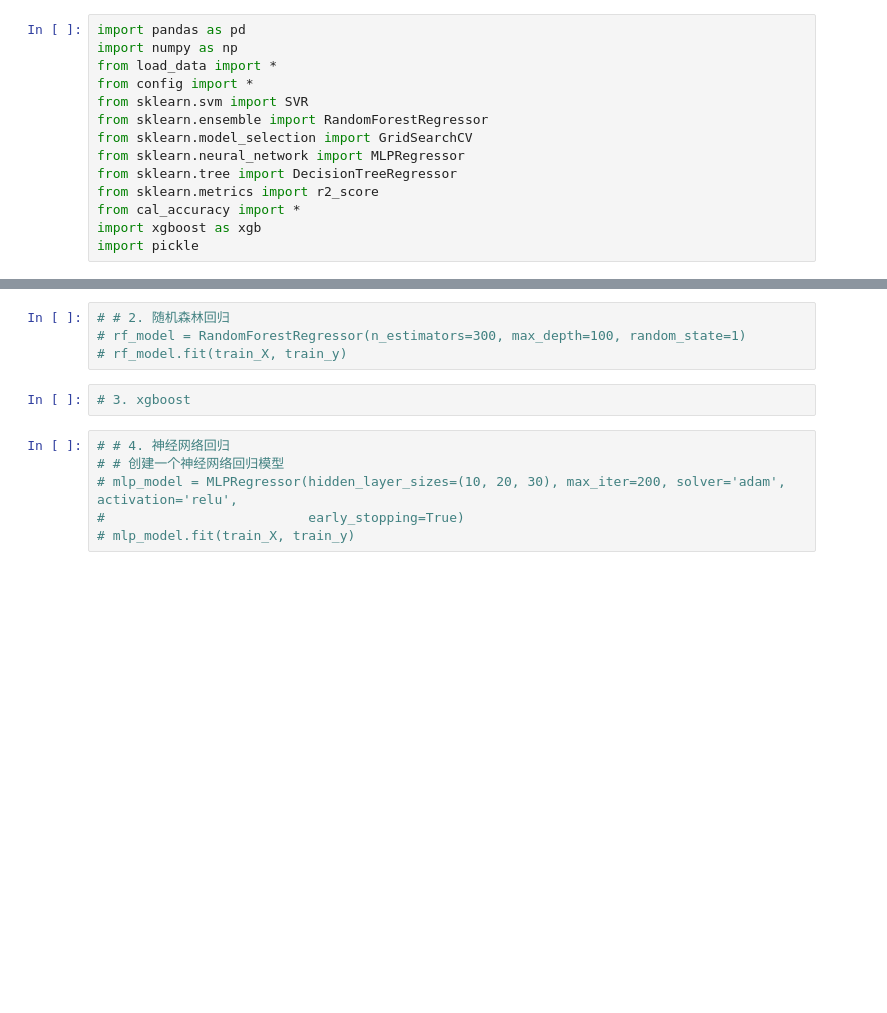
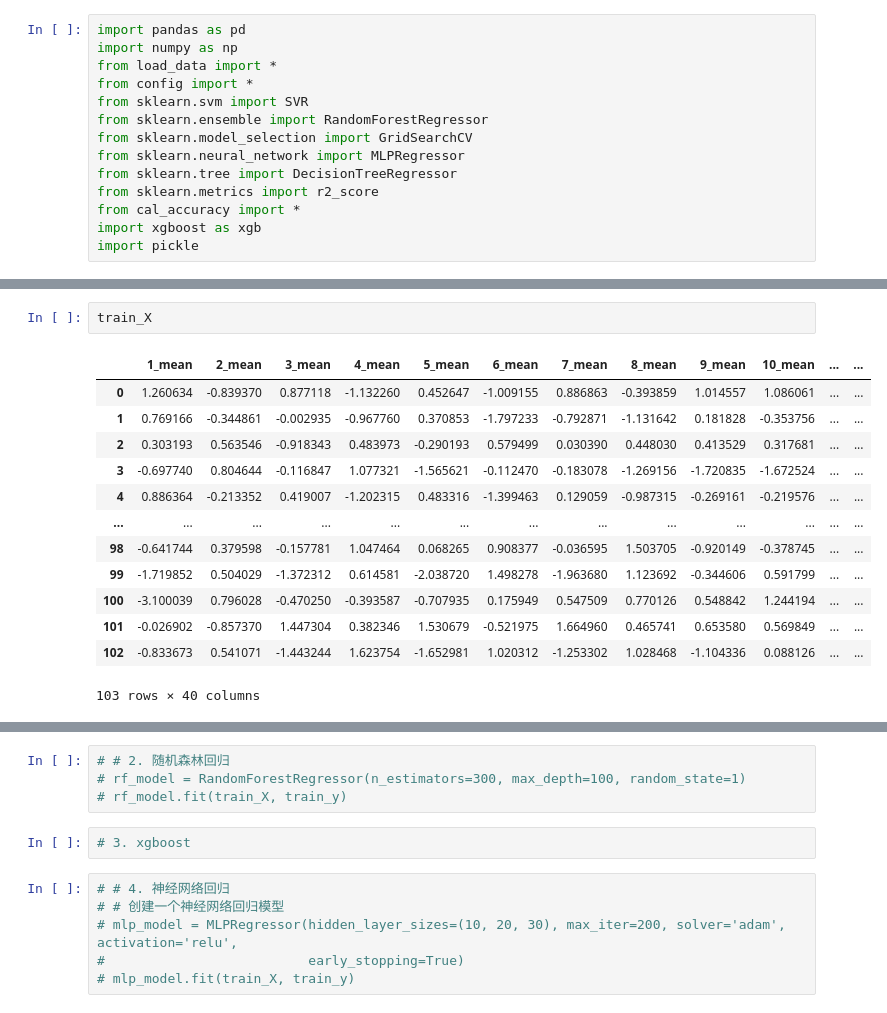
Before and after one commit to BlackThompson/MFCC_Noise_regression, a Jupyter notebook: model/SVR_model.ipynb, the cells around one changed output, grey strips where cells are left out. Drawn from its saved outputs; the diff is of its cells as text; blank space fills up the shorter version.

```diff
--- a/model/SVR_model.ipynb
+++ b/model/SVR_model.ipynb
@@ -56,3 +47,19 @@ Name: score, Length: 80, dtype: float64
+# %%
+train_X
+# %% [output]
+|  | 1_mean | 2_mean | 3_mean | 4_mean | 5_mean | 6_mean | 7_mean | 8_mean | 9_mean | 10_mean | ... | ... |
+| 0 | 1.260634 | -0.839370 | 0.877118 | -1.132260 | 0.452647 | -1.009155 | 0.886863 | -0.393859 | 1.014557 | 1.086061 | ... | ... |
+| 1 | 0.769166 | -0.344861 | -0.002935 | -0.967760 | 0.370853 | -1.797233 | -0.792871 | -1.131642 | 0.181828 | -0.353756 | ... | ... |
+| 2 | 0.303193 | 0.563546 | -0.918343 | 0.483973 | -0.290193 | 0.579499 | 0.030390 | 0.448030 | 0.413529 | 0.317681 | ... | ... |
+| 3 | -0.697740 | 0.804644 | -0.116847 | 1.077321 | -1.565621 | -0.112470 | -0.183078 | -1.269156 | -1.720835 | -1.672524 | ... | ... |
+| 4 | 0.886364 | -0.213352 | 0.419007 | -1.202315 | 0.483316 | -1.399463 | 0.129059 | -0.987315 | -0.269161 | -0.219576 | ... | ... |
+| ... | ... | ... | ... | ... | ... | ... | ... | ... | ... | ... | ... | ... |
+| 98 | -0.641744 | 0.379598 | -0.157781 | 1.047464 | 0.068265 | 0.908377 | -0.036595 | 1.503705 | -0.920149 | -0.378745 | ... | ... |
+| 99 | -1.719852 | 0.504029 | -1.372312 | 0.614581 | -2.038720 | 1.498278 | -1.963680 | 1.123692 | -0.344606 | 0.591799 | ... | ... |
+| 100 | -3.100039 | 0.796028 | -0.470250 | -0.393587 | -0.707935 | 0.175949 | 0.547509 | 0.770126 | 0.548842 | 1.244194 | ... | ... |
+| 101 | -0.026902 | -0.857370 | 1.447304 | 0.382346 | 1.530679 | -0.521975 | 1.664960 | 0.465741 | 0.653580 | 0.569849 | ... | ... |
+| 102 | -0.833673 | 0.541071 | -1.443244 | 1.623754 | -1.652981 | 1.020312 | -1.253302 | 1.028468 | -1.104336 | 0.088126 | ... | ... |
+103 rows × 40 columns
 # %%
 # 1. 支持向量机回归
 svr = SVR(kernel='rbf', C=10, gamma=0.05)
```
Also changed, not shown: parts of 12 cells of this notebook, 5 other files.
